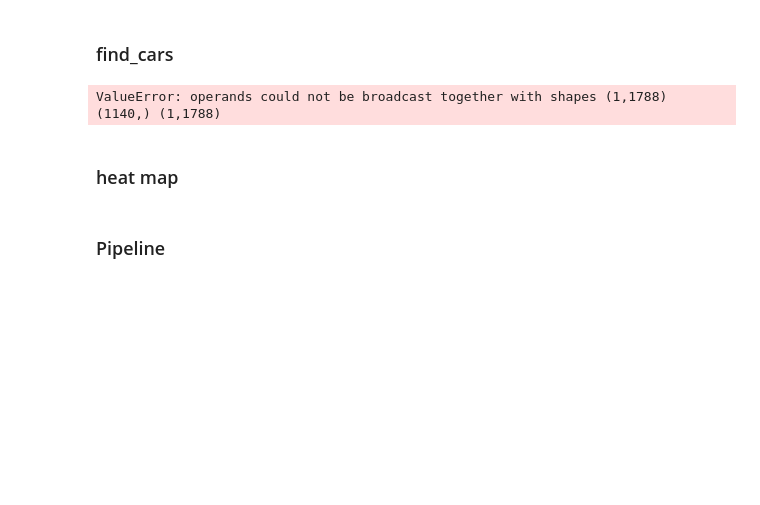
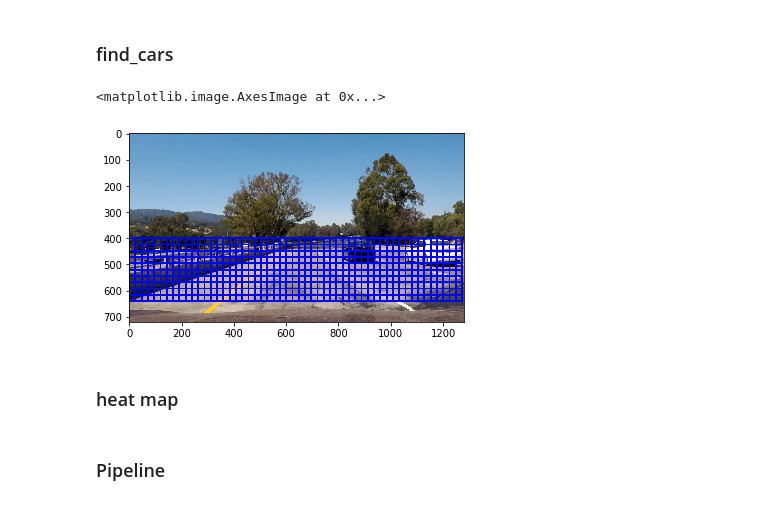
Before and after one commit to yuan-ji/CarND-Vehicle-Detection, a Jupyter notebook: project.ipynb, the cells around one changed output. Drawn from its saved outputs; the diff is of its cells as text; code cells hidden in the pictures; blank space fills up the shorter version.

Commit message:
find car not finished

```diff
--- a/project.ipynb
+++ b/project.ipynb
@@ -426,11 +426,17 @@ plt.imshow(window_img)
 # %% [markdown]
 ### find_cars
 # %%
-# def convert_color(img, conv='RGB2YCrCb'):
-#     if conv == 'RGB2YCrCb':
-#         return cv2.cvtColor(img, cv2.COLOR_RGB2YCrCb)
-#     if conv == 'BGR2YCrCb':
-#         return cv2.cvtColor(img, cv2.COLOR_BGR2YCrCb)
-#     if conv == 'RGB2LUV':
-#         return cv2.cvtColor(img, cv2.COLOR_RGB2LUV)
+def convert_color(img, conv='RGB2YCrCb'):
+    if conv == 'RGB2YCrCb':
+        return cv2.cvtColor(img, cv2.COLOR_RGB2YCrCb)
+    if conv == 'BGR2YCrCb':
+        return cv2.cvtColor(img, cv2.COLOR_BGR2YCrCb)
+    if conv == 'RGB2LUV':
+        return cv2.cvtColor(img, cv2.COLOR_RGB2LUV)
+# %%
+def bin_spatial(img, size=(32, 32)):
+    color1 = cv2.resize(img[:,:,0], size).ravel()
+    color2 = cv2.resize(img[:,:,1], size).ravel()
+    color3 = cv2.resize(img[:,:,2], size).ravel()
+    return np.hstack((color1, color2, color3))
 # %%
@@ -502,17 +508,30 @@ plt.imshow(window_img)
 # %%
-# img = mpimg.imread('test_images/test1.jpg')
-# draw_image = np.copy(image)
-# image = image.astype(np.float32)/255
+import pickle
+# load a pe-trained svc model from a serialized (pickle) file
+dist_pickle = pickle.load( open("svc_pickle.p", "rb" ) )
 
-# ystart = 400
-# ystop = 656
-# scale = 1.5
+# get attributes of our svc object
+svc = dist_pickle["svc"]
+X_scaler = dist_pickle["scaler"]
+# orient = dist_pickle["orient"]
+# pix_per_cell = dist_pickle["pix_per_cell"]
+# cell_per_block = dist_pickle["cell_per_block"]
+# spatial_size = dist_pickle["spatial_size"]
+# hist_bins = dist_pickle["hist_bins"]
 
-# out_img = find_cars(img, ystart, ystop, scale, svc, X_scaler, orient, pix_per_cell, cell_per_block, spatial_size, hist_bins)
 
-# plt.imshow(out_img)
+img = mpimg.imread('test_images/test1.jpg')
+
+ystart = 400
+ystop = 656
+scale = 1.5
+
+out_img = find_cars(img, ystart, ystop, scale, svc, X_scaler, orient, pix_per_cell, cell_per_block, spatial_size, hist_bins)
+
+plt.imshow(out_img)
 # %% [output]
-ValueError: operands could not be broadcast together with shapes (1,1788) (1140,) (1,1788)
+<matplotlib.image.AxesImage at 0x...>
+[figure, added]
 # %% [markdown]
 ### heat map
 # %%
```
Also changed, not shown: parts of 4 cells of this notebook, 1 other file.
